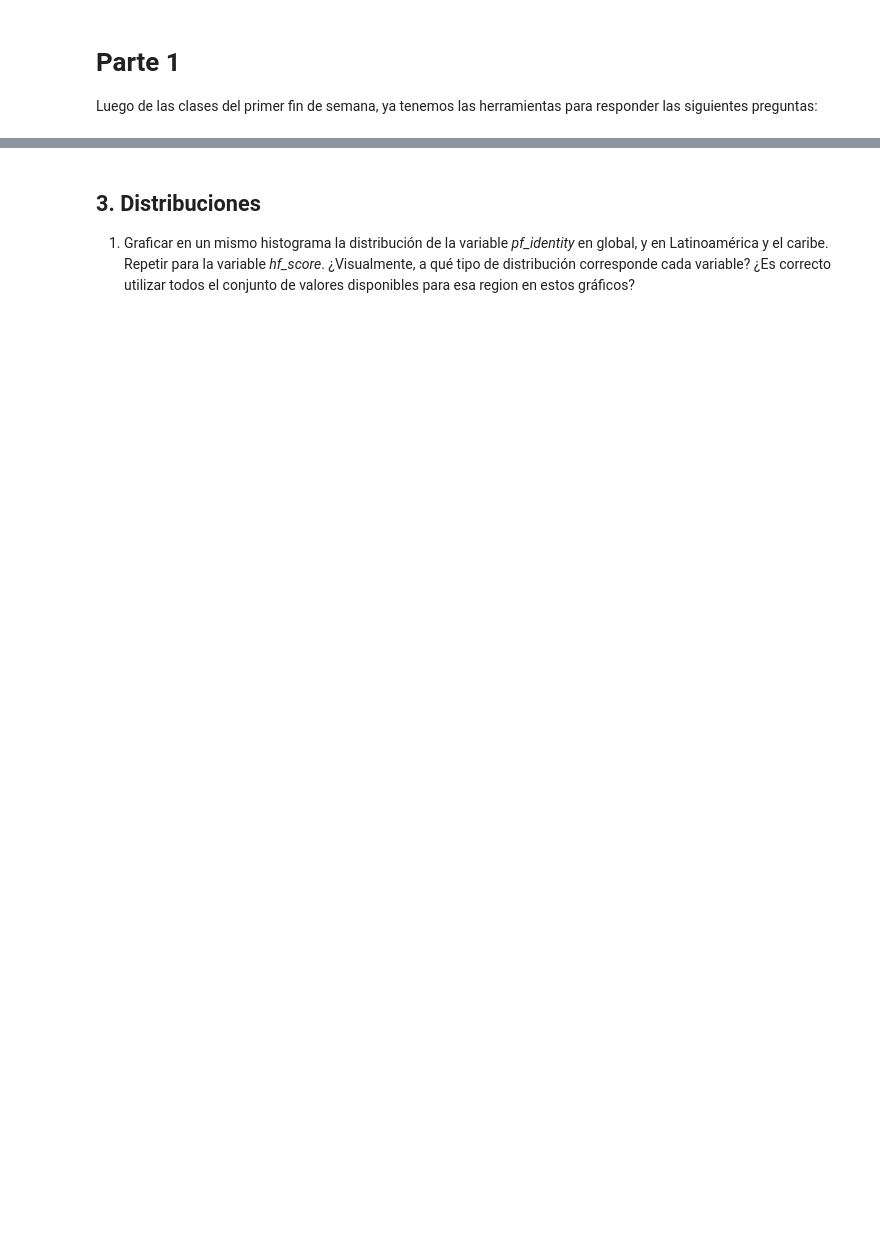
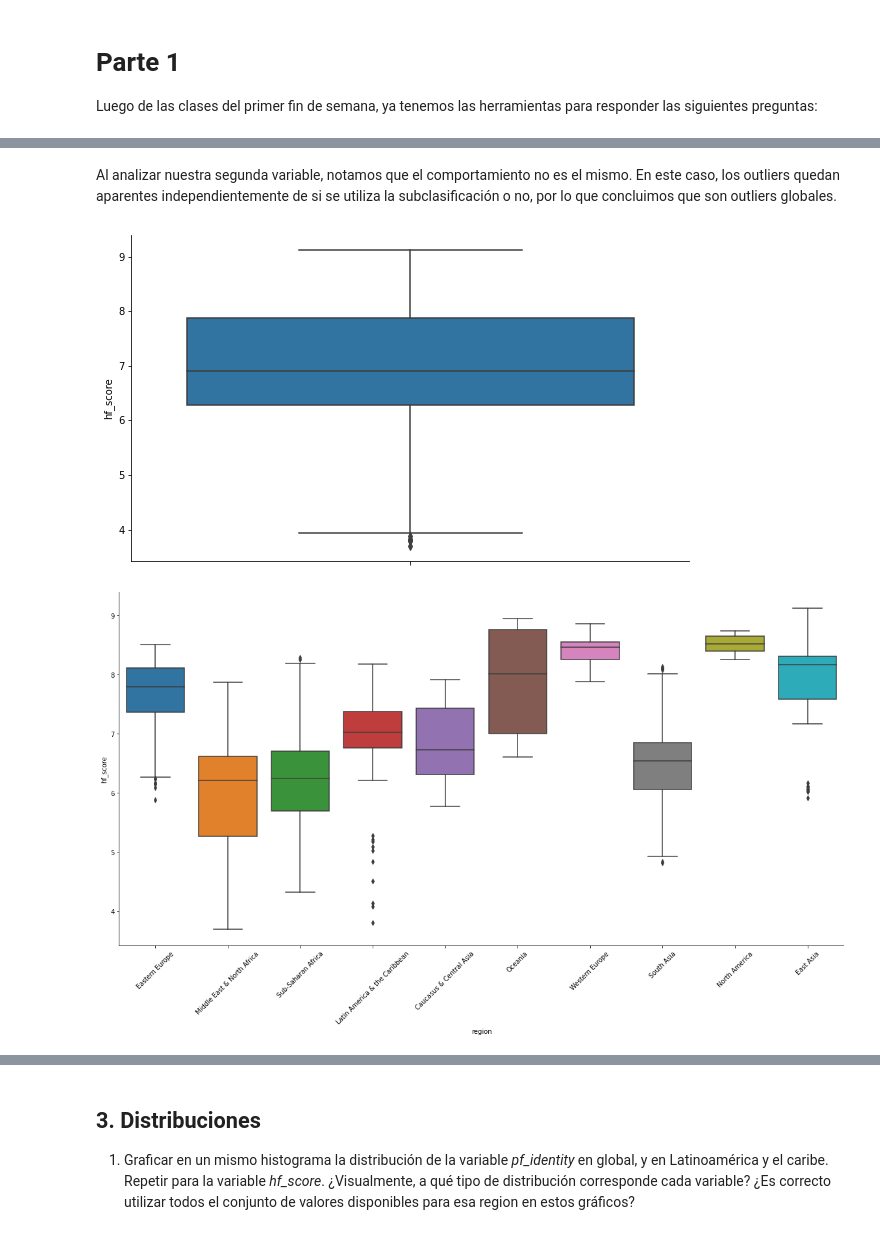
Before and after one commit to mauroeparis/ayvc2g9p1, a Jupyter notebook: practico.ipynb, the cells around one changed output, grey strips where cells are left out. Saved outputs shown, nothing was run; the diff lists cells and outputs as text; code cells hidden in the pictures; blank space fills up the shorter version.

```diff
--- a/practico.ipynb
+++ b/practico.ipynb
@@ -160,0 +233,14 @@ arg_df
+# %% [markdown]
+Al analizar nuestra segunda variable, notamos que el comportamiento no es el mismo. En este caso, los outliers quedan aparentes independientemente de si se utiliza la subclasificación o no, por lo que concluimos que son outliers globales.
+# %%
+plt.figure(figsize=(10,6))
+seaborn.boxplot(data=dataset, y='hf_score')
+seaborn.despine()
+
+plt.figure(figsize=(20,10))
+seaborn.boxplot(data=dataset, y='hf_score', x='region')
+plt.xticks(rotation=45)
+seaborn.despine()
+# %% [output]
+[figure, added]
+[figure, added]
```
Also changed, not shown: parts of 36 cells of this notebook.
